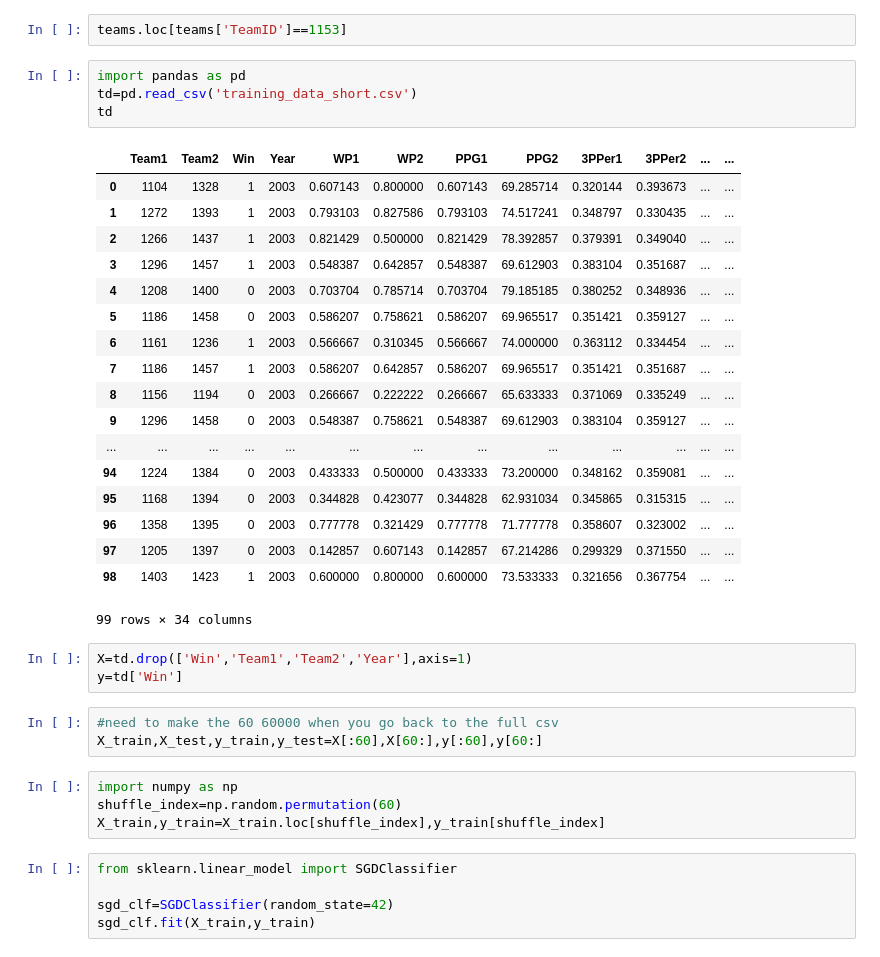
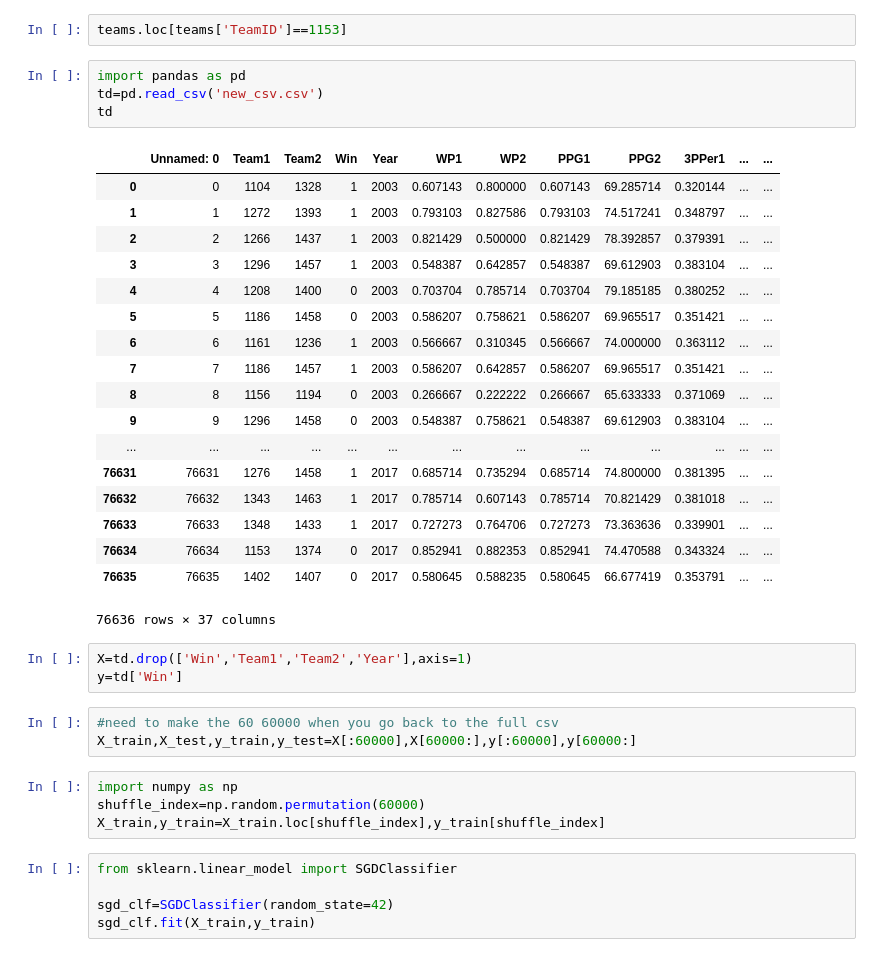
Before and after one commit to frankbreetz/Kaggle, a Jupyter notebook: Google Cloud & NCAA® ML Competition 2018-Men's/NCAA® ML Competition 2018-Men's.ipynb, the cells around one changed output. Cells and saved outputs as stored; diff of their text form.

```diff
--- a/Google Cloud & NCAA® ML Competition 2018-Men's/NCAA® ML Competition 2018-Men's.ipynb
+++ b/Google Cloud & NCAA® ML Competition 2018-Men's/NCAA® ML Competition 2018-Men's.ipynb
@@ -572,36 +572,36 @@ td.to_csv('training_data.csv',index=False)
 teams.loc[teams['TeamID']==1153]
 # %%
 import pandas as pd
-td=pd.read_csv('training_data_short.csv')
+td=pd.read_csv('new_csv.csv')
 td
 # %% [output]
-|  | Team1 | Team2 | Win | Year | WP1 | WP2 | PPG1 | PPG2 | 3PPer1 | 3PPer2 | ... | ... |
-| 0 | 1104 | 1328 | 1 | 2003 | 0.607143 | 0.800000 | 0.607143 | 69.285714 | 0.320144 | 0.393673 | ... | ... |
-| 1 | 1272 | 1393 | 1 | 2003 | 0.793103 | 0.827586 | 0.793103 | 74.517241 | 0.348797 | 0.330435 | ... | ... |
-| 2 | 1266 | 1437 | 1 | 2003 | 0.821429 | 0.500000 | 0.821429 | 78.392857 | 0.379391 | 0.349040 | ... | ... |
-| 3 | 1296 | 1457 | 1 | 2003 | 0.548387 | 0.642857 | 0.548387 | 69.612903 | 0.383104 | 0.351687 | ... | ... |
-| 4 | 1208 | 1400 | 0 | 2003 | 0.703704 | 0.785714 | 0.703704 | 79.185185 | 0.380252 | 0.348936 | ... | ... |
-| 5 | 1186 | 1458 | 0 | 2003 | 0.586207 | 0.758621 | 0.586207 | 69.965517 | 0.351421 | 0.359127 | ... | ... |
-| 6 | 1161 | 1236 | 1 | 2003 | 0.566667 | 0.310345 | 0.566667 | 74.000000 | 0.363112 | 0.334454 | ... | ... |
-| 7 | 1186 | 1457 | 1 | 2003 | 0.586207 | 0.642857 | 0.586207 | 69.965517 | 0.351421 | 0.351687 | ... | ... |
-| 8 | 1156 | 1194 | 0 | 2003 | 0.266667 | 0.222222 | 0.266667 | 65.633333 | 0.371069 | 0.335249 | ... | ... |
-| 9 | 1296 | 1458 | 0 | 2003 | 0.548387 | 0.758621 | 0.548387 | 69.612903 | 0.383104 | 0.359127 | ... | ... |
+|  | Unnamed: 0 | Team1 | Team2 | Win | Year | WP1 | WP2 | PPG1 | PPG2 | 3PPer1 | ... | ... |
+| 0 | 0 | 1104 | 1328 | 1 | 2003 | 0.607143 | 0.800000 | 0.607143 | 69.285714 | 0.320144 | ... | ... |
+| 1 | 1 | 1272 | 1393 | 1 | 2003 | 0.793103 | 0.827586 | 0.793103 | 74.517241 | 0.348797 | ... | ... |
+| 2 | 2 | 1266 | 1437 | 1 | 2003 | 0.821429 | 0.500000 | 0.821429 | 78.392857 | 0.379391 | ... | ... |
+| 3 | 3 | 1296 | 1457 | 1 | 2003 | 0.548387 | 0.642857 | 0.548387 | 69.612903 | 0.383104 | ... | ... |
+| 4 | 4 | 1208 | 1400 | 0 | 2003 | 0.703704 | 0.785714 | 0.703704 | 79.185185 | 0.380252 | ... | ... |
+| 5 | 5 | 1186 | 1458 | 0 | 2003 | 0.586207 | 0.758621 | 0.586207 | 69.965517 | 0.351421 | ... | ... |
+| 6 | 6 | 1161 | 1236 | 1 | 2003 | 0.566667 | 0.310345 | 0.566667 | 74.000000 | 0.363112 | ... | ... |
+| 7 | 7 | 1186 | 1457 | 1 | 2003 | 0.586207 | 0.642857 | 0.586207 | 69.965517 | 0.351421 | ... | ... |
+| 8 | 8 | 1156 | 1194 | 0 | 2003 | 0.266667 | 0.222222 | 0.266667 | 65.633333 | 0.371069 | ... | ... |
+| 9 | 9 | 1296 | 1458 | 0 | 2003 | 0.548387 | 0.758621 | 0.548387 | 69.612903 | 0.383104 | ... | ... |
 | ... | ... | ... | ... | ... | ... | ... | ... | ... | ... | ... | ... | ... |
-| 94 | 1224 | 1384 | 0 | 2003 | 0.433333 | 0.500000 | 0.433333 | 73.200000 | 0.348162 | 0.359081 | ... | ... |
-| 95 | 1168 | 1394 | 0 | 2003 | 0.344828 | 0.423077 | 0.344828 | 62.931034 | 0.345865 | 0.315315 | ... | ... |
-| 96 | 1358 | 1395 | 0 | 2003 | 0.777778 | 0.321429 | 0.777778 | 71.777778 | 0.358607 | 0.323002 | ... | ... |
-| 97 | 1205 | 1397 | 0 | 2003 | 0.142857 | 0.607143 | 0.142857 | 67.214286 | 0.299329 | 0.371550 | ... | ... |
-| 98 | 1403 | 1423 | 1 | 2003 | 0.600000 | 0.800000 | 0.600000 | 73.533333 | 0.321656 | 0.367754 | ... | ... |
+| 76631 | 76631 | 1276 | 1458 | 1 | 2017 | 0.685714 | 0.735294 | 0.685714 | 74.800000 | 0.381395 | ... | ... |
+| 76632 | 76632 | 1343 | 1463 | 1 | 2017 | 0.785714 | 0.607143 | 0.785714 | 70.821429 | 0.381018 | ... | ... |
+| 76633 | 76633 | 1348 | 1433 | 1 | 2017 | 0.727273 | 0.764706 | 0.727273 | 73.363636 | 0.339901 | ... | ... |
+| 76634 | 76634 | 1153 | 1374 | 0 | 2017 | 0.852941 | 0.882353 | 0.852941 | 74.470588 | 0.343324 | ... | ... |
+| 76635 | 76635 | 1402 | 1407 | 0 | 2017 | 0.580645 | 0.588235 | 0.580645 | 66.677419 | 0.353791 | ... | ... |
-99 rows × 34 columns
+76636 rows × 37 columns
 # %%
 X=td.drop(['Win','Team1','Team2','Year'],axis=1)
 y=td['Win']
 # %%
 #need to make the 60 60000 when you go back to the full csv
-X_train,X_test,y_train,y_test=X[:60],X[60:],y[:60],y[60:]
+X_train,X_test,y_train,y_test=X[:60000],X[60000:],y[:60000],y[60000:]
 # %%
 import numpy as np
-shuffle_index=np.random.permutation(60)
+shuffle_index=np.random.permutation(60000)
 X_train,y_train=X_train.loc[shuffle_index],y_train[shuffle_index]
 # %%
 from sklearn.linear_model import SGDClassifier
```
Also changed, not shown: parts of 27 cells of this notebook, 2 other files.
